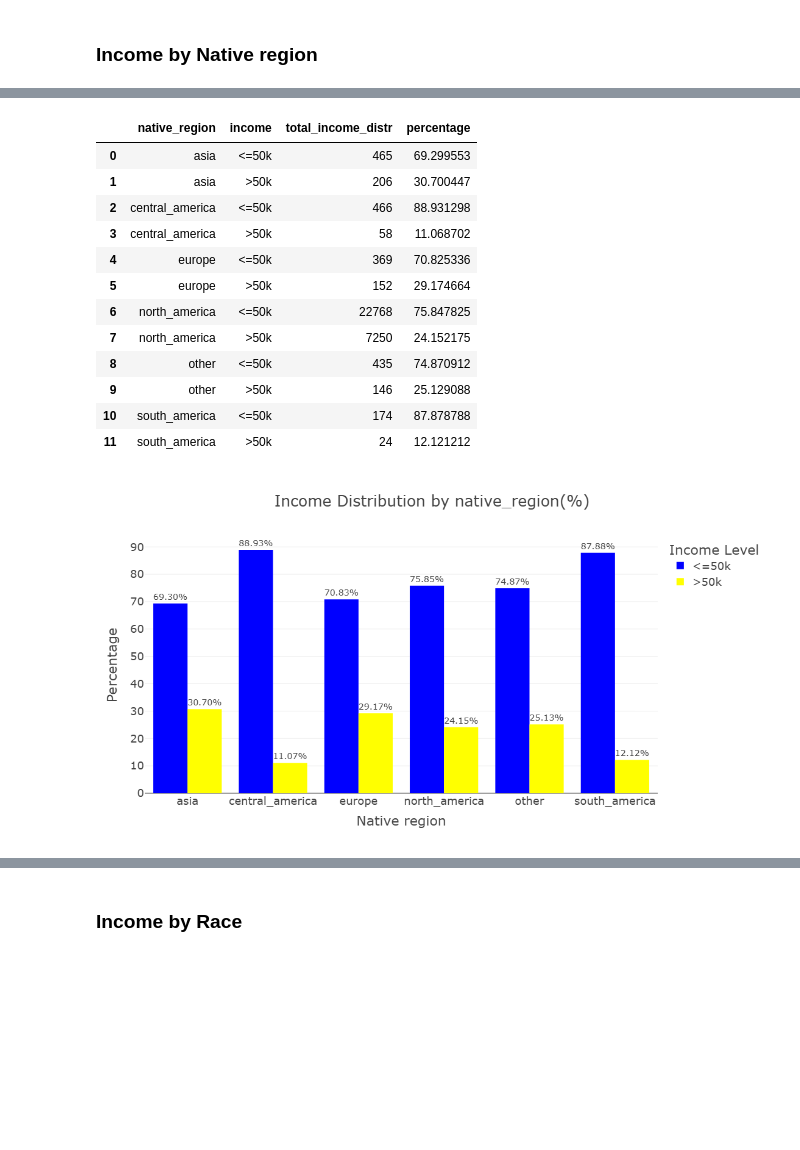
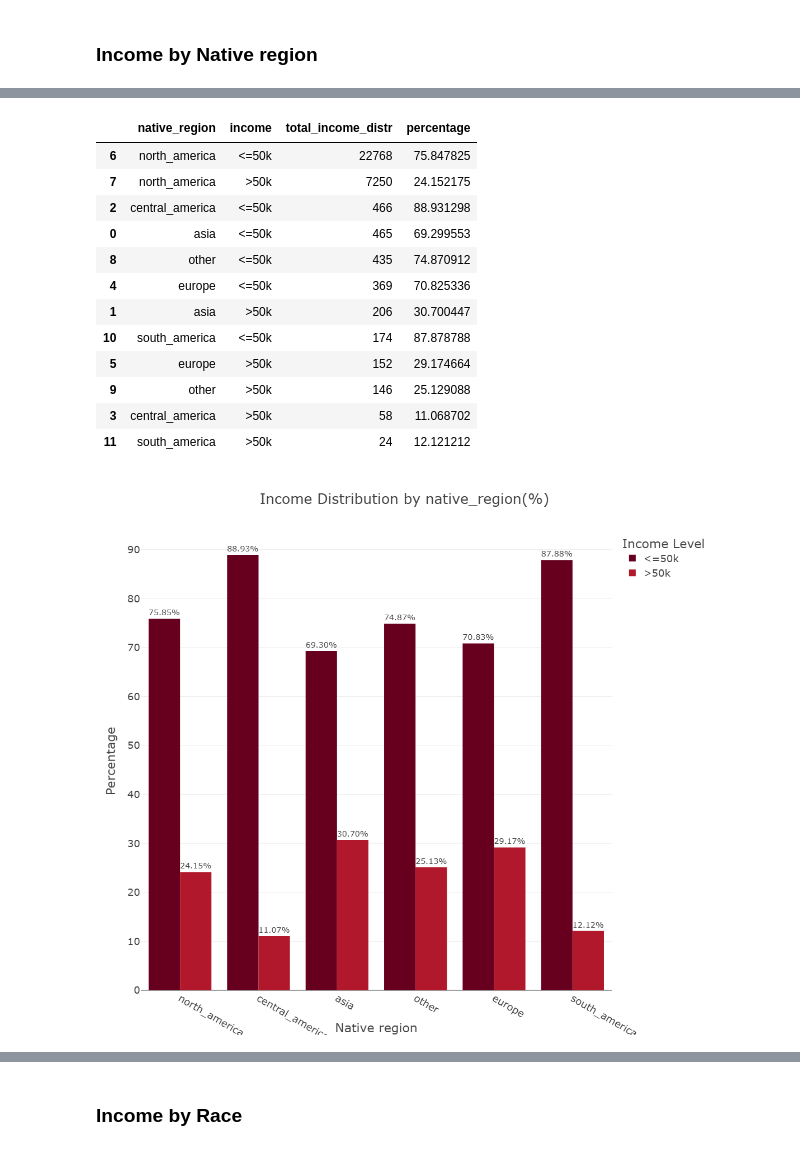
Before and after one commit to NIWENSHUTI/Adult_Income, a Jupyter notebook: notebooks/data_analysis.ipynb, the cells around one changed output, grey strips where cells are left out. Drawn from its saved outputs; the diff is of its cells as text; code cells hidden in the pictures; blank space fills up the shorter version.

```diff
--- a/notebooks/data_analysis.ipynb
+++ b/notebooks/data_analysis.ipynb
@@ -270,7 +273,7 @@ for theme in themes:
 # %% [markdown]
 ### Income by Native region
 # %%
-adult_df_income_native_region = adult_df.groupby(['native_region', 'income']).size().reset_index(name='total_income_distr')
+adult_df_income_native_region = adult_df.groupby(['native_region', 'income']).size().reset_index(name='total_income_distr').sort_values('total_income_distr',ascending = False)
 adult_df_income_native_region
 # %% [output]
 |  | native_region | income | total_income_distr |
@@ -292,47 +295,47 @@ adult_df_income_native_region['percentage'] = (adult_df_income_native_region['to
 adult_df_income_native_region
 # %% [output]
 |  | native_region | income | total_income_distr | percentage |
-| 0 | asia | <=50k | 465 | 69.299553 |
-| 1 | asia | >50k | 206 | 30.700447 |
-| 2 | central_america | <=50k | 466 | 88.931298 |
-| 3 | central_america | >50k | 58 | 11.068702 |
-| 4 | europe | <=50k | 369 | 70.825336 |
-| 5 | europe | >50k | 152 | 29.174664 |
 | 6 | north_america | <=50k | 22768 | 75.847825 |
 | 7 | north_america | >50k | 7250 | 24.152175 |
+| 2 | central_america | <=50k | 466 | 88.931298 |
+| 0 | asia | <=50k | 465 | 69.299553 |
 | 8 | other | <=50k | 435 | 74.870912 |
+| 4 | europe | <=50k | 369 | 70.825336 |
+| 1 | asia | >50k | 206 | 30.700447 |
+| 10 | south_america | <=50k | 174 | 87.878788 |
+| 5 | europe | >50k | 152 | 29.174664 |
 | 9 | other | >50k | 146 | 25.129088 |
-| 10 | south_america | <=50k | 174 | 87.878788 |
+| 3 | central_america | >50k | 58 | 11.068702 |
 | 11 | south_america | >50k | 24 | 12.121212 |
 # %%
 fig = px.bar(
     adult_df_income_native_region,
     x='native_region',
     y='percentage',
     color='income',
     title='Income Distribution by native_region(%)',
     barmode='group',
-    color_discrete_sequence=["blue", "yellow"],
+    color_discrete_sequence=px.colors.sequential.RdBu,
     text='percentage',
     width=900,
-    height=600
+    height=1000
 )
 
 fig.update_traces(texttemplate='%{text:.2f}%', textposition='outside')
 
 fig.update_layout(
     template="presentation",
     xaxis_title='Native region',
     yaxis_title='Percentage',
     legend_title_text='Income Level',
     paper_bgcolor="rgba(0,0,0,0)",
     plot_bgcolor="rgba(0,0,0,0)"
 )
 
 fig.show()
 
 fig.write_image(os.path.join(results_dir, 'income_distribution_by_native_region_bar_plot.jpg'))
 fig.write_image(os.path.join(results_dir, 'income_distribution_by_native_region_bar_plot.png'))
 fig.write_html(os.path.join(results_dir, 'income_distribution_by_native_region_bar_plot.html'))
 # %% [output]
-[figure, old version]
+[figure, new version]
```
Also changed, not shown: parts of 11 cells of this notebook, 13 other files.
